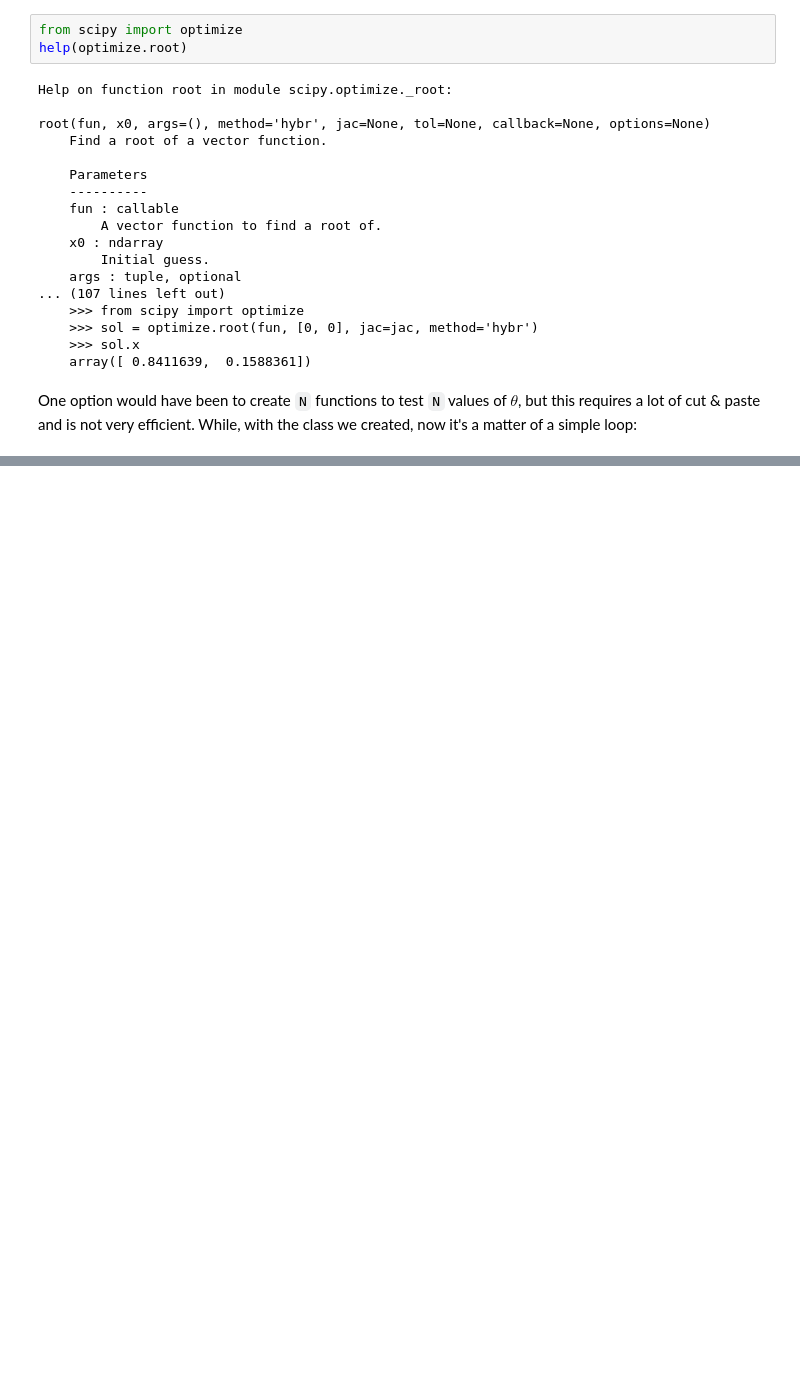
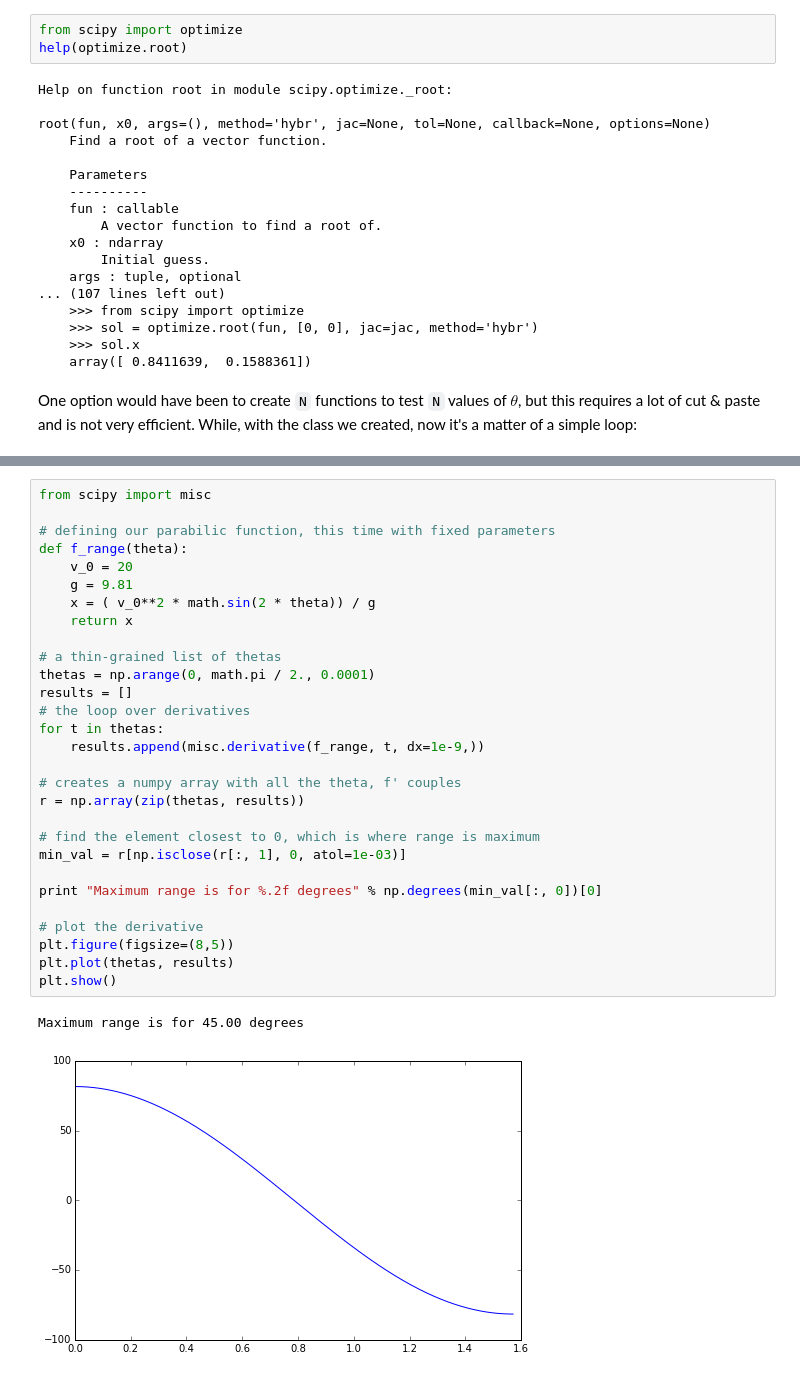
Before and after one commit to leosala/notebooks, a Jupyter notebook: Simple parabolic motion study.ipynb, the cells around one changed output, grey strips where cells are left out. Drawn from its saved outputs; the diff is of its cells as text; blank space fills up the shorter version.

```diff
--- a/Simple parabolic motion study.ipynb
+++ b/Simple parabolic motion study.ipynb
@@ -164,0 +178,32 @@ Maximum is 63.71 meters for theta=45.00
+# %%
+from scipy import misc
+
+# defining our parabilic function, this time with fixed parameters
+def f_range(theta):
+    v_0 = 20
+    g = 9.81
+    x = ( v_0**2 * math.sin(2 * theta)) / g
+    return x
+
+# a thin-grained list of thetas
+thetas = np.arange(0, math.pi / 2., 0.0001)
+results = []
+# the loop over derivatives
+for t in thetas:
+    results.append(misc.derivative(f_range, t, dx=1e-9,))
+
+# creates a numpy array with all the theta, f' couples
+r = np.array(zip(thetas, results))
+
+# find the element closest to 0, which is where range is maximum
+min_val = r[np.isclose(r[:, 1], 0, atol=1e-03)]
+
+print "Maximum range is for %.2f degrees" % np.degrees(min_val[:, 0])[0]
+
+# plot the derivative
+plt.figure(figsize=(8,5))
+plt.plot(thetas, results)
+plt.show()
+# %% [output]
+Maximum range is for 45.00 degrees
+[figure, added]
```
Also changed, not shown: parts of 10 cells of this notebook.
